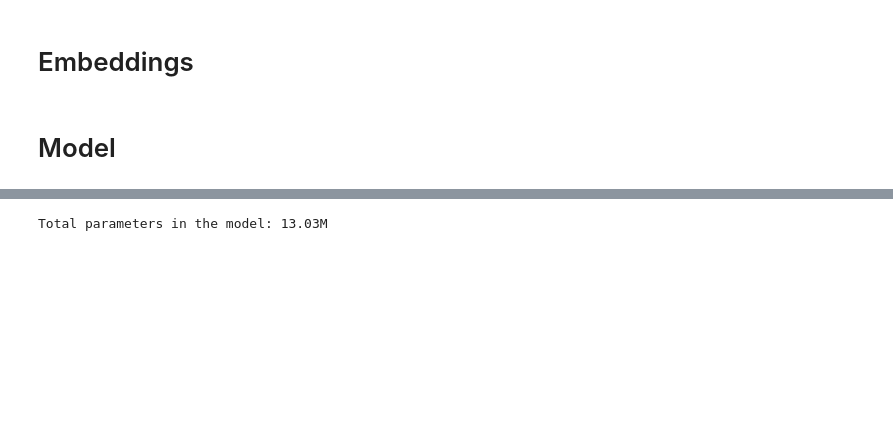
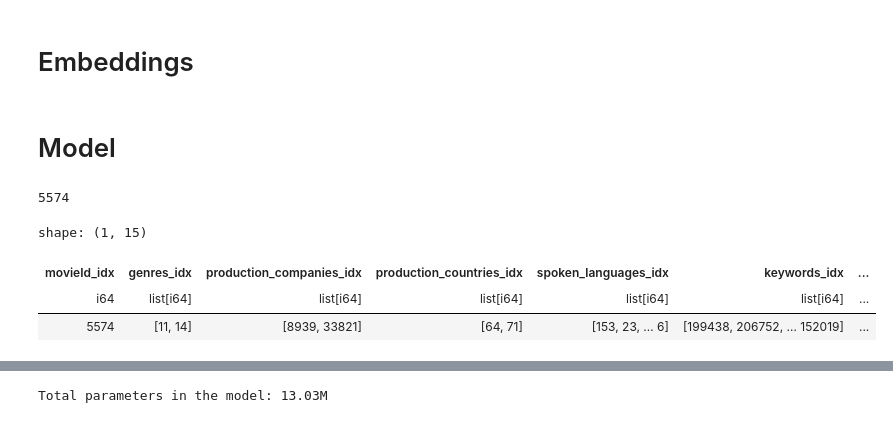
Before and after one commit to THEGAMECHANGER416/RecSysTRX, a Jupyter notebook: notebooks/model.ipynb, the cells around one changed output, grey strips where cells are left out. Cells and saved outputs as stored; diff of their text form; code cells hidden in the pictures; blank space fills up the shorter version.

```diff
--- a/notebooks/model.ipynb
+++ b/notebooks/model.ipynb
@@ -384,3 +384,16 @@ def sample_negatives(positive_ids: torch.Tensor, n_movies: int, num_negatives: i
             final_negative_ids[i] = possible_negatives[sampled]
 
     return final_negative_ids
+# %%
+# movie_vocab_itos[85229]
+movie_vocab_stoi['movie_318']
+# %% [output]
+5574
+# %%
+# movies_df['popularity'].sort(descending=True)
+movies_df.filter(pl.col('movieId_idx') == 5574)
+# %% [output]
+shape: (1, 15)
+| movieId_idx | genres_idx | production_companies_idx | production_countries_idx | spoken_languages_idx | keywords_idx | ... |
+| i64 | list[i64] | list[i64] | list[i64] | list[i64] | list[i64] | ... |
+| 5574 | [11, 14] | [8939, 33821] | [64, 71] | [153, 23, … 6] | [199438, 206752, … 152019] | ... |
```
Also changed, not shown: parts of 7 cells of this notebook.
